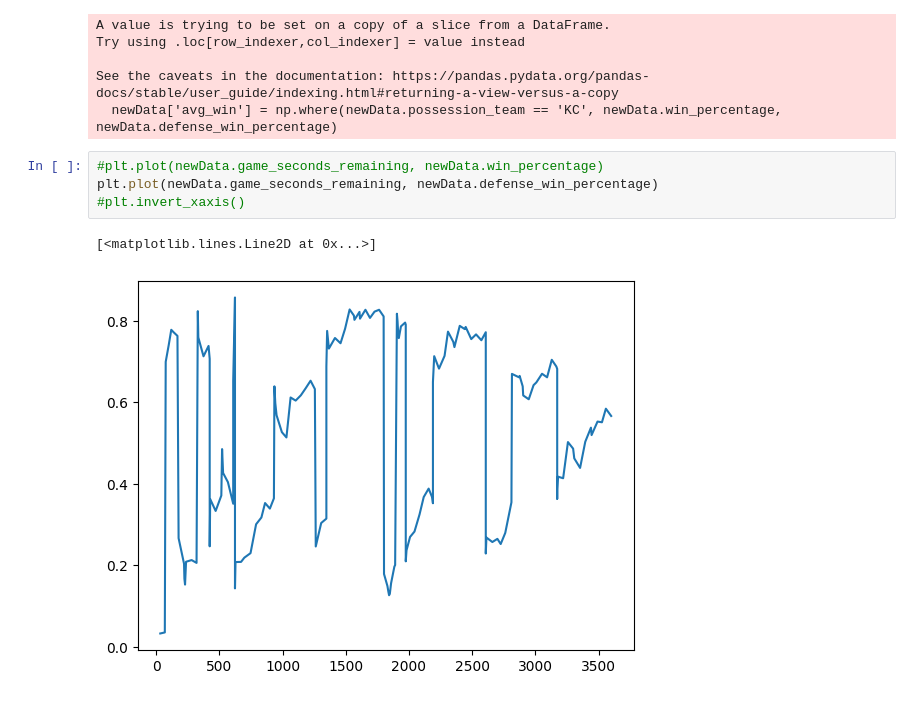
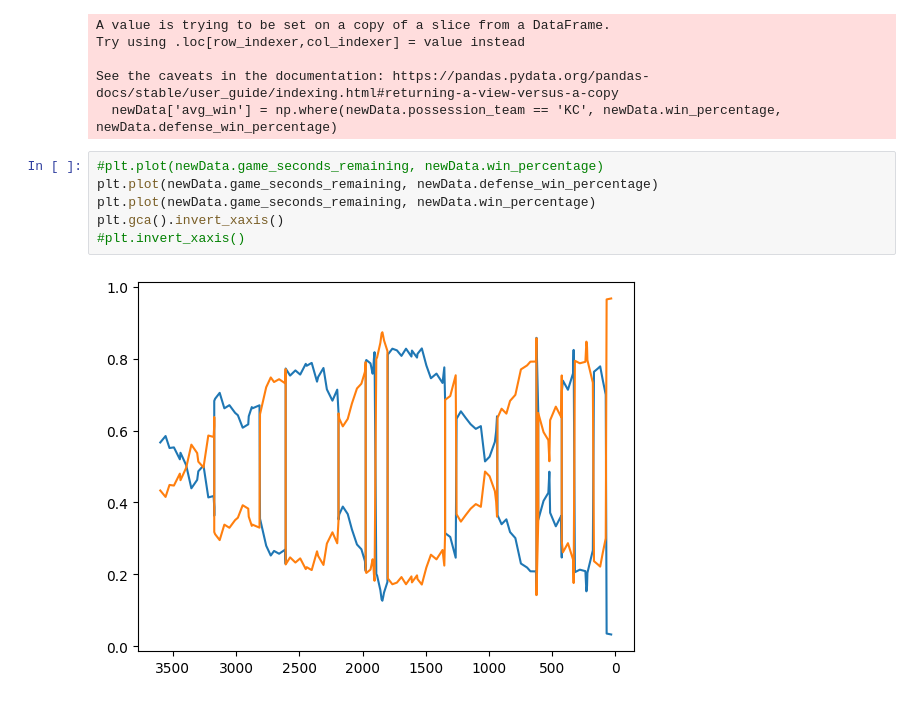
Before and after one commit to nick-smith-87/NFL_Momentum_Research, a Jupyter notebook: CLE_v_KC_wp.ipynb, the cells around one changed output. Drawn from its saved outputs; the diff is of its cells as text.

Commit message:
inverted x axis

```diff
--- a/CLE_v_KC_wp.ipynb
+++ b/CLE_v_KC_wp.ipynb
@@ -94,7 +99,8 @@ See the caveats in the documentation: https://pandas.pydata.org/pandas-docs/stab
 # %%
 #plt.plot(newData.game_seconds_remaining, newData.win_percentage)
 plt.plot(newData.game_seconds_remaining, newData.defense_win_percentage)
+plt.plot(newData.game_seconds_remaining, newData.win_percentage)
+plt.gca().invert_xaxis()
 #plt.invert_xaxis()
 # %% [output]
-[<matplotlib.lines.Line2D at 0x...>]
-[figure, old version]
+[figure, new version]
```
Also changed, not shown: parts of 1 cell of this notebook, 1 other file.
